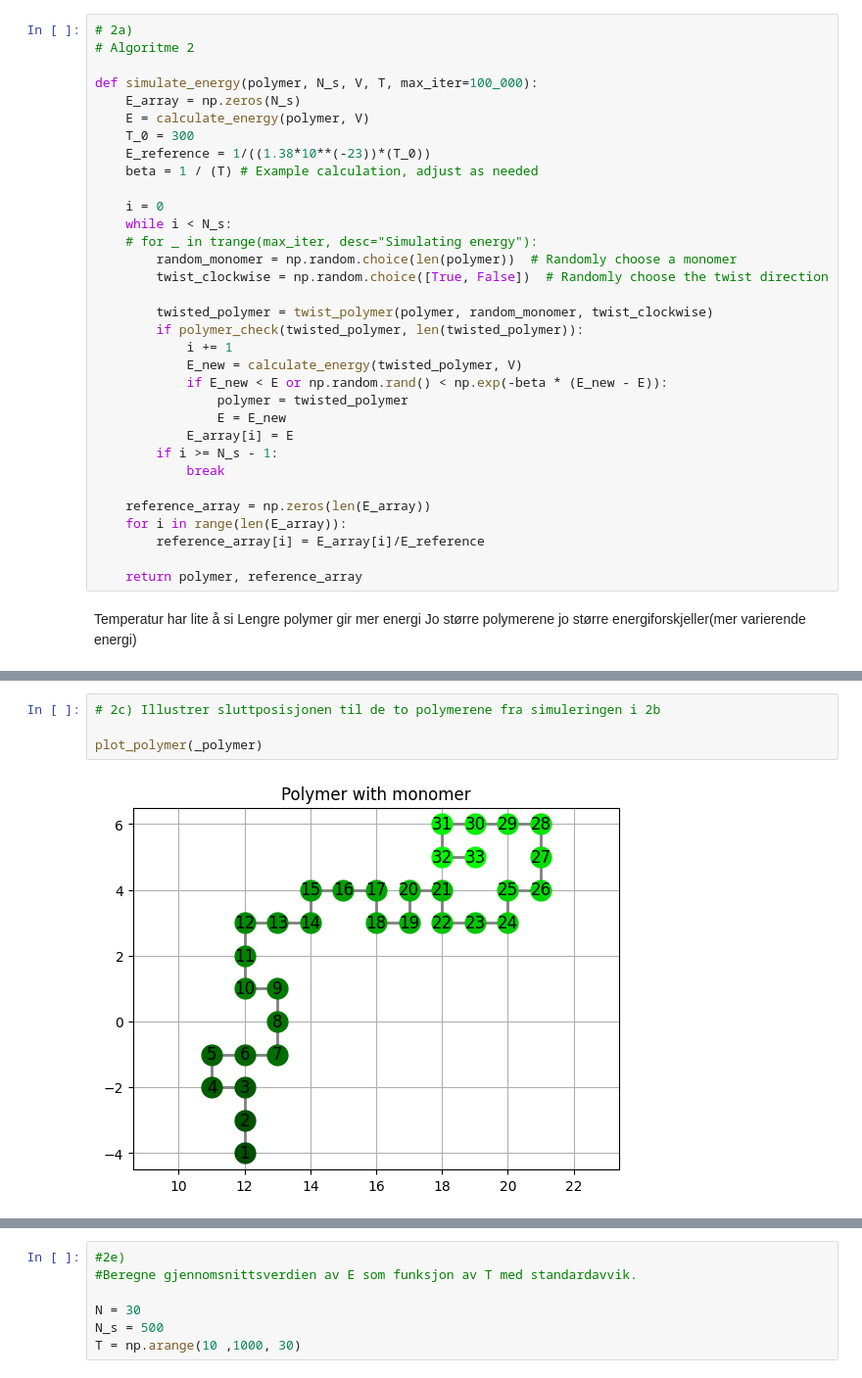
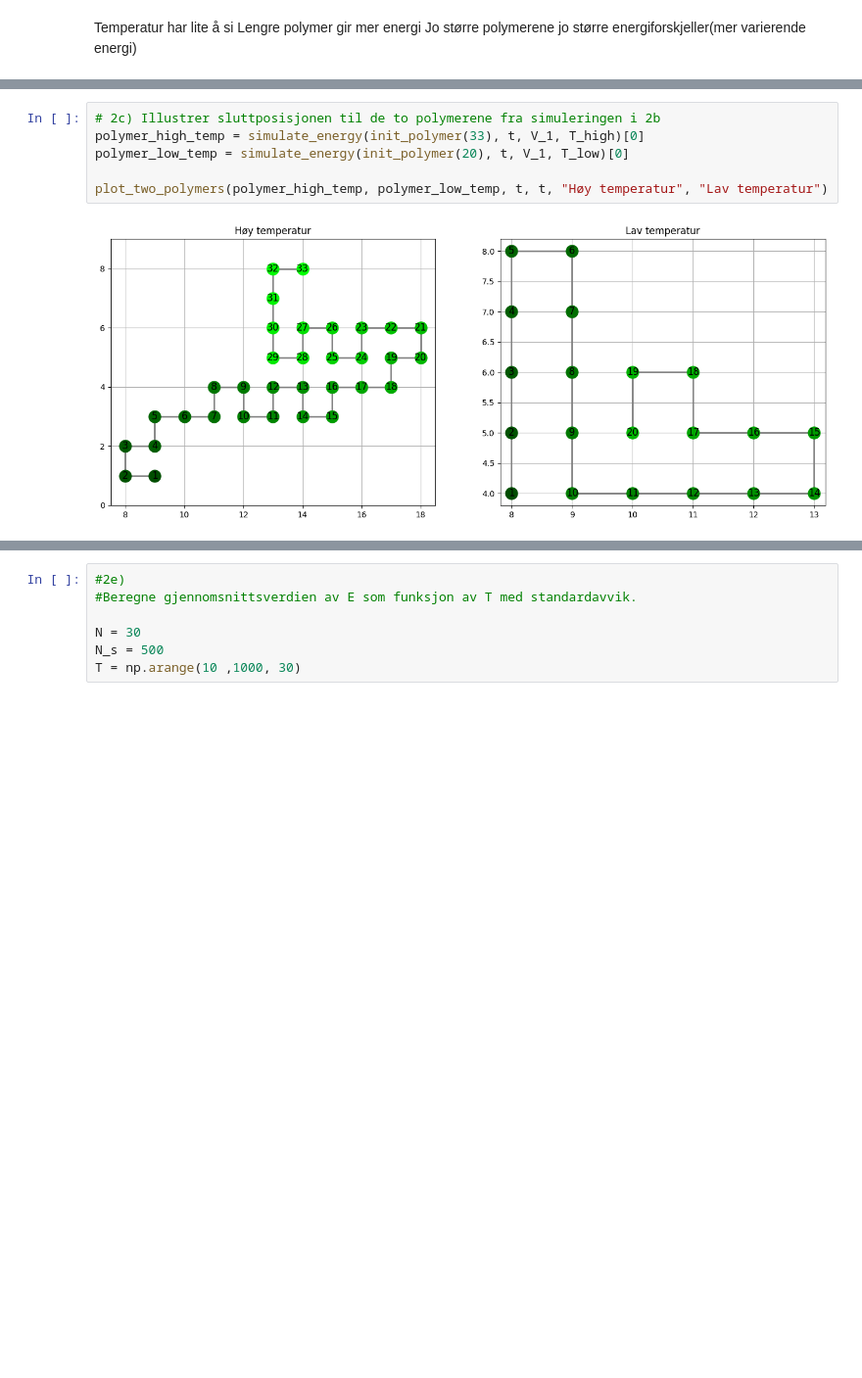
Before and after one commit to hannaroed/Vitber-bio, a Jupyter notebook: bio.ipynb, the cells around one changed output, grey strips where cells are left out. Shown at 98% size. Cells and saved outputs as stored; diff of their text form; blank space fills up the shorter version.

```diff
--- a/bio.ipynb
+++ b/bio.ipynb
@@ -410,39 +421,6 @@ def simulate_energy(polymer, N_s, V, T, max_iter=100_000):
             break
 
     return polymer, E_array
-# %%
-# 2a)
-# Algoritme 2
-
-def simulate_energy(polymer, N_s, V, T, max_iter=100_000):
-    E_array = np.zeros(N_s)
-    E = calculate_energy(polymer, V)
-    T_0 = 300
-    E_reference = 1/((1.38*10**(-23))*(T_0))
-    beta = 1 / (T) # Example calculation, adjust as needed
-
-    i = 0
-    while i < N_s:
-    # for _ in trange(max_iter, desc="Simulating energy"):
-        random_monomer = np.random.choice(len(polymer))  # Randomly choose a monomer
-        twist_clockwise = np.random.choice([True, False])  # Randomly choose the twist direction
-
-        twisted_polymer = twist_polymer(polymer, random_monomer, twist_clockwise)
-        if polymer_check(twisted_polymer, len(twisted_polymer)):
-            i += 1
-            E_new = calculate_energy(twisted_polymer, V)
-            if E_new < E or np.random.rand() < np.exp(-beta * (E_new - E)):
-                polymer = twisted_polymer
-                E = E_new
-            E_array[i] = E
-        if i >= N_s - 1:
-            break
-
-    reference_array = np.zeros(len(E_array))
-    for i in range(len(E_array)):
-        reference_array[i] = E_array[i]/E_reference
-
-    return polymer, reference_array
 # %% [markdown]
 Temperatur har lite å si
 Lengre polymer gir mer energi
@@ -484,9 +452,11 @@ plot_polymer(polymer_low_temp)
 # %%
 # 2c) Illustrer sluttposisjonen til de to polymerene fra simuleringen i 2b
+polymer_high_temp = simulate_energy(init_polymer(33), t, V_1, T_high)[0]
+polymer_low_temp = simulate_energy(init_polymer(20), t, V_1, T_low)[0]
 
-plot_polymer(_polymer)
+plot_two_polymers(polymer_high_temp, polymer_low_temp, t, t, "Høy temperatur", "Lav temperatur")
 # %% [output]
-[figure, old version]
+[figure, new version]
 # %%
 #2d) Symmetrisk matrise
 @njit
```
Also changed, not shown: parts of 19 cells of this notebook.
